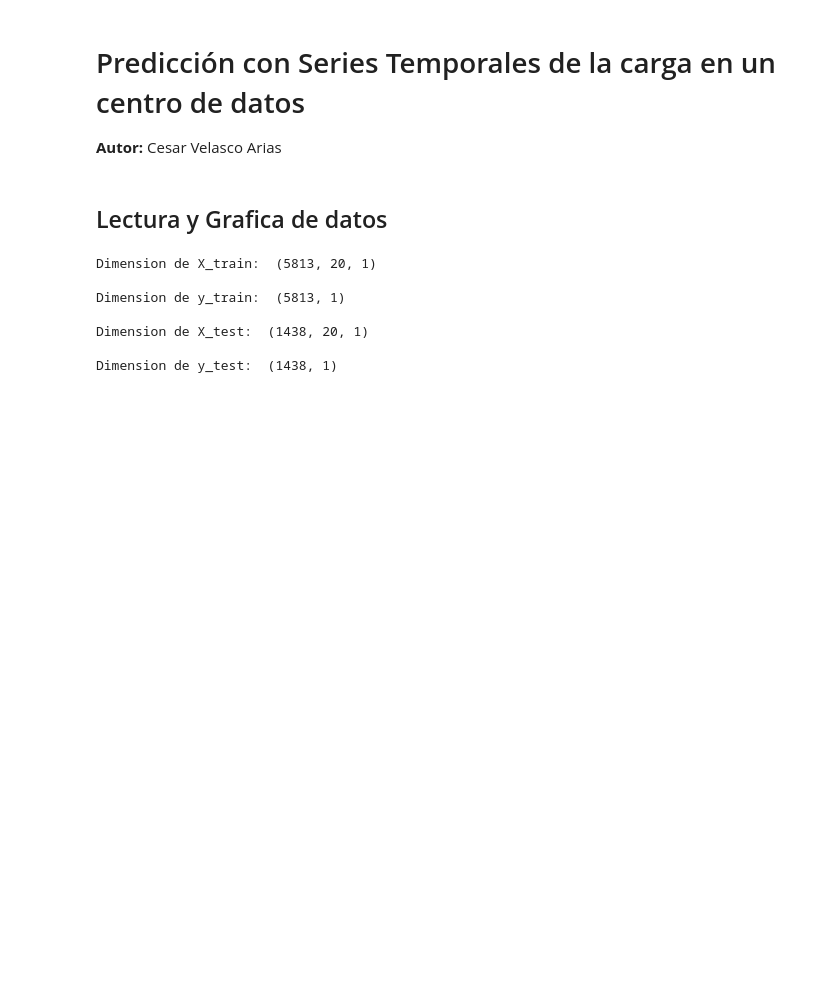
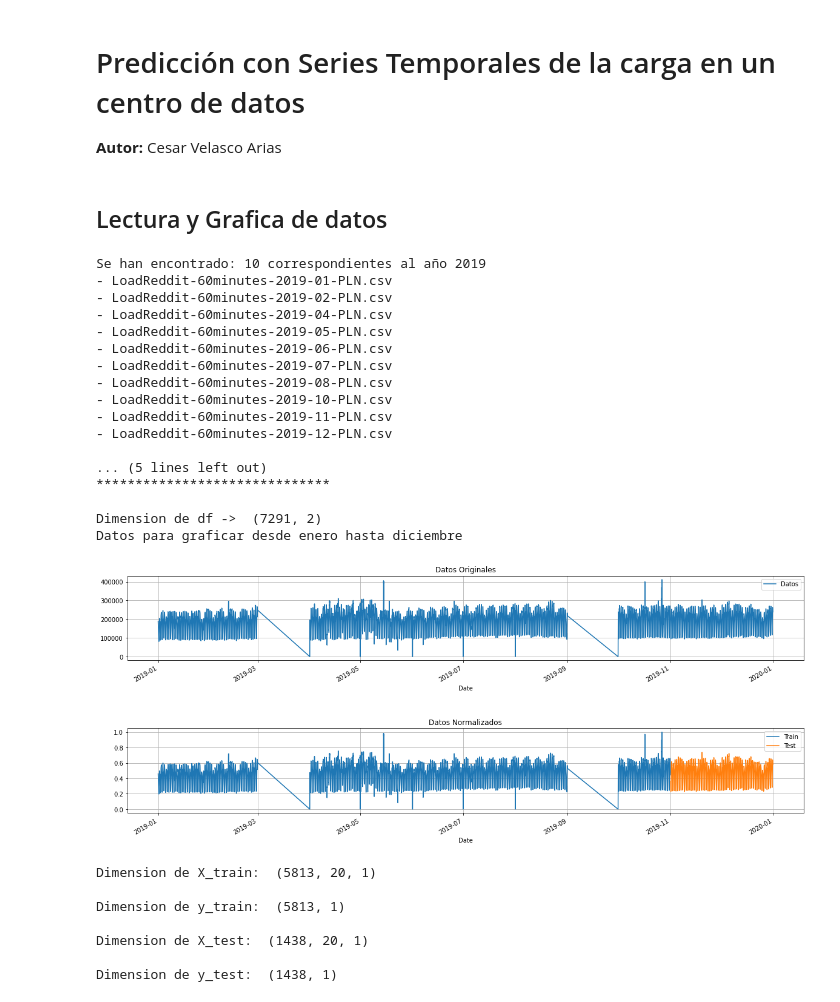
Before and after one commit to CAVA1611/neural-networks, a Jupyter notebook: TFM_Reddit_2019.ipynb, the cells around one changed output. Drawn from its saved outputs; the diff is of its cells as text; code cells hidden in the pictures; blank space fills up the shorter version.

```diff
--- a/TFM_Reddit_2019.ipynb
+++ b/TFM_Reddit_2019.ipynb
@@ -92,7 +92,7 @@ def data_reading(path, year):
   return (df, meses)
 # %%
 def graphic_1(start_month,end_month,year):
-  global df_time, train_scaler, test_scaler
+  global df_time, train_scaler, test_scaler, steps
 
   df_time, meses = data_reading(path, year)
   df_time = df_time.set_index('Date')
@@ -146,7 +183,29 @@ def data_for_rn(df_train, df_test, n_obs):
 # %%
 start_month = 'enero'
 end_month = 'diciembre'
 graphic_1(start_month,end_month,year)
+
+# Tabla de resultados
+RESULTADOS = pd.DataFrame(columns=['RMSE'])
+# %% [output]
+Se han encontrado: 10 correspondientes al año 2019
+- LoadReddit-60minutes-2019-01-PLN.csv
+- LoadReddit-60minutes-2019-02-PLN.csv
+- LoadReddit-60minutes-2019-04-PLN.csv
+- LoadReddit-60minutes-2019-05-PLN.csv
+- LoadReddit-60minutes-2019-06-PLN.csv
+- LoadReddit-60minutes-2019-07-PLN.csv
+- LoadReddit-60minutes-2019-08-PLN.csv
+- LoadReddit-60minutes-2019-10-PLN.csv
+- LoadReddit-60minutes-2019-11-PLN.csv
+- LoadReddit-60minutes-2019-12-PLN.csv
+
+... (5 lines left out)
+******************************
+
+Dimension de df ->  (7291, 2)
+Datos para graficar desde enero hasta diciembre
+[figure, added]
 # %%
 # Obtener "X" y "y" train y test para las redes neuronales (solo es necesario realizar una vez)
 # se trabaja con los datos escalados
```
Also changed, not shown: parts of 13 cells of this notebook.
